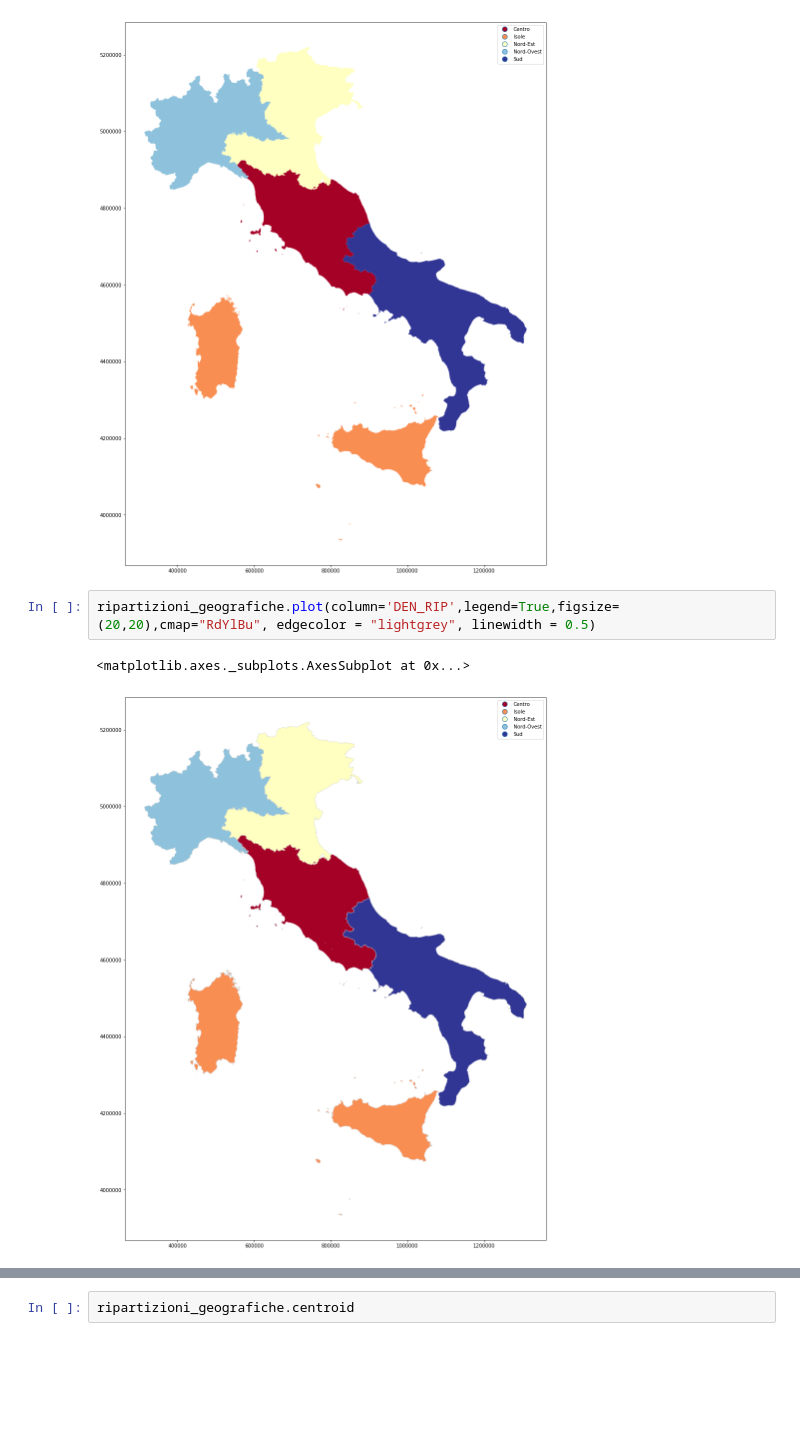
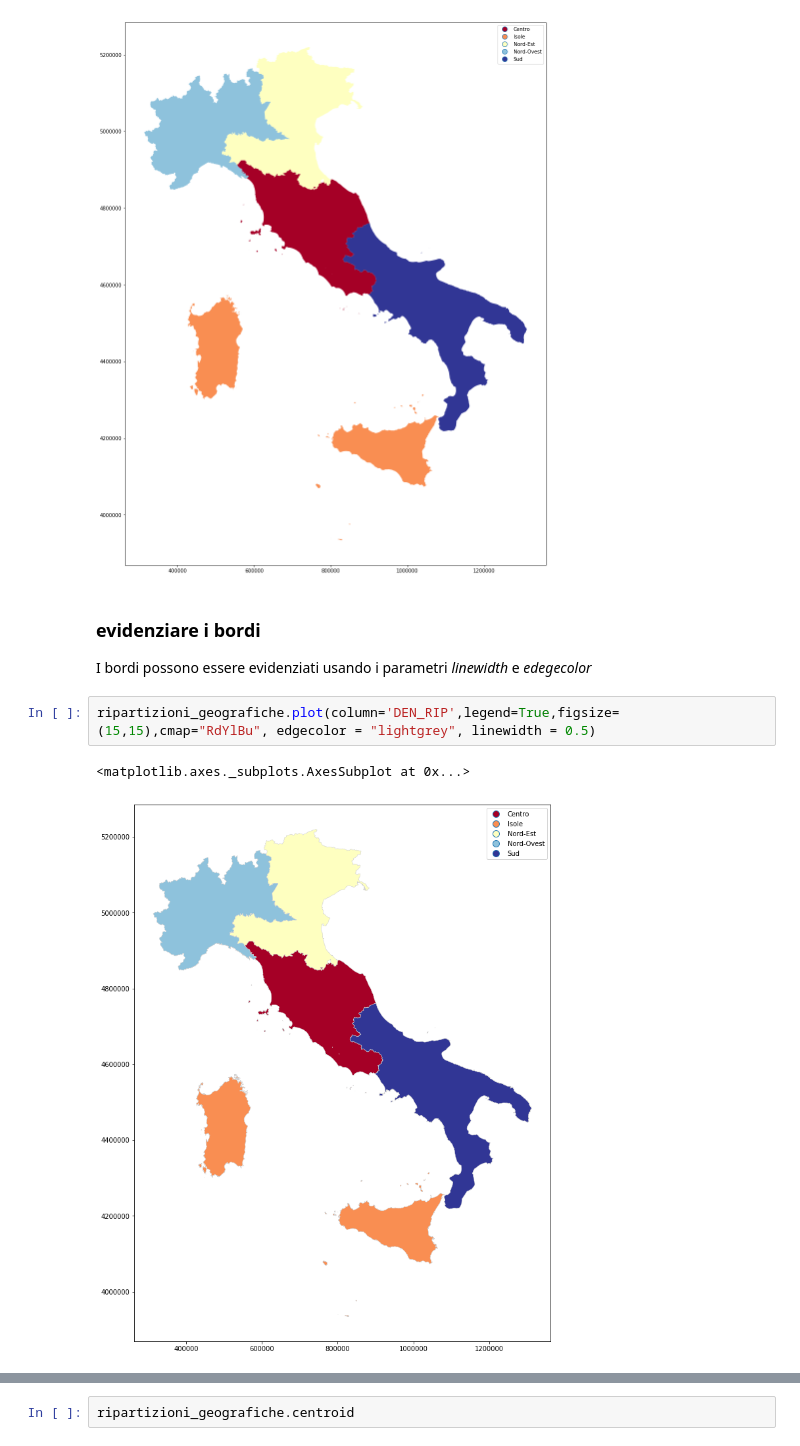
Before and after one commit to napo/geopandas_esempi, a Jupyter notebook: dati istat.ipynb, the cells around one changed output, grey strips where cells are left out. Drawn from its saved outputs; the diff is of its cells as text; blank space fills up the shorter version.

```diff
--- a/dati istat.ipynb
+++ b/dati istat.ipynb
@@ -91,8 +106,11 @@ ripartizioni_geografiche.plot(column='DEN_RIP',legend=True,figsize=(20,20),cmap=
 # %% [output]
 <matplotlib.axes._subplots.AxesSubplot at 0x...>
 [figure]
+# %% [markdown]
+<a name="border"><h3>evidenziare i bordi</h3></a>
+I bordi possono essere evidenziati usando i parametri *linewidth* e *edegecolor*
 # %%
-ripartizioni_geografiche.plot(column='DEN_RIP',legend=True,figsize=(20,20),cmap="RdYlBu", edgecolor = "lightgrey", linewidth = 0.5)
+ripartizioni_geografiche.plot(column='DEN_RIP',legend=True,figsize=(15,15),cmap="RdYlBu", edgecolor = "lightgrey", linewidth = 0.5)
 # %% [output]
 <matplotlib.axes._subplots.AxesSubplot at 0x...>
-[figure, old version]
+[figure, new version]
```
Also changed, not shown: parts of 86 cells of this notebook.
